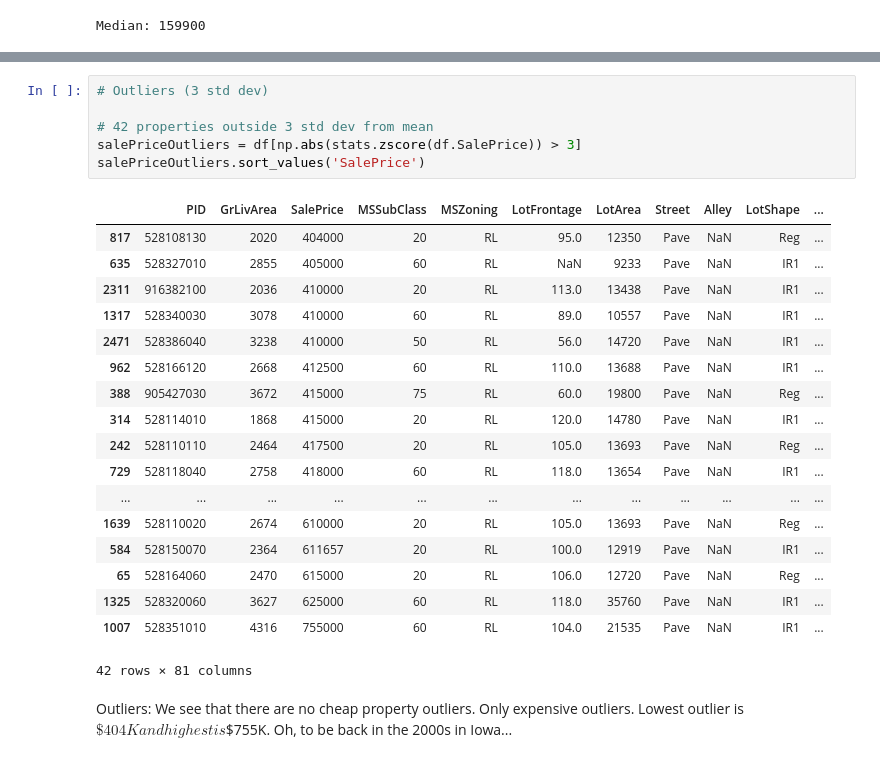
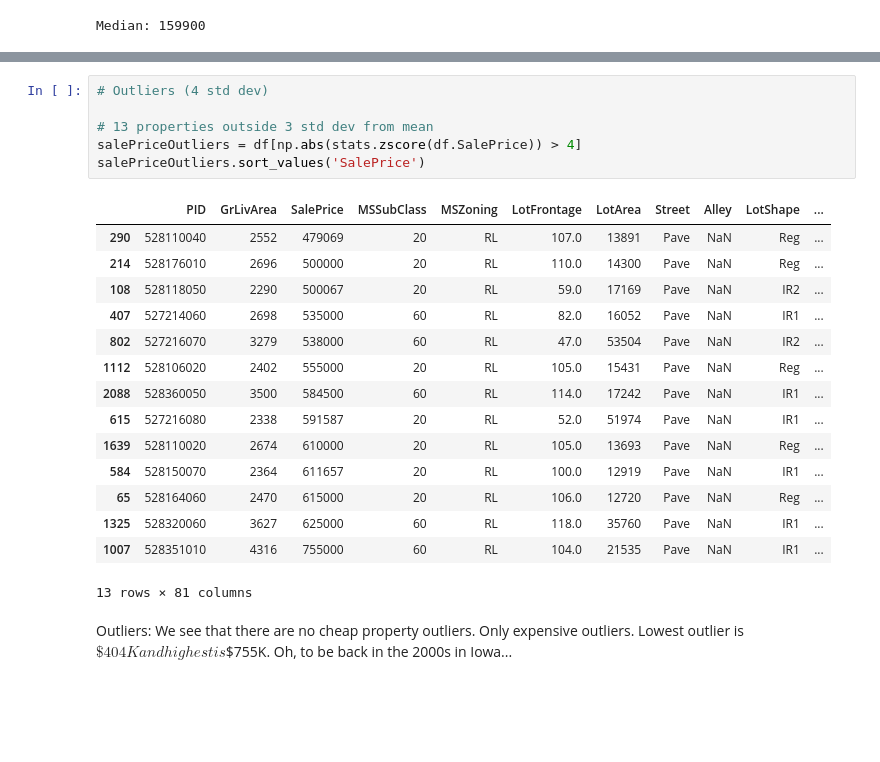
Before and after one commit to rishigoutam/ames-iowa, a Jupyter notebook: rishi/eda.ipynb, the cells around one changed output, grey strips where cells are left out. Saved outputs shown, nothing was run; the diff lists cells and outputs as text; blank space fills up the shorter version.

Commit message:
Update eda.ipynb
- add boxplot
- remove only houses with SalePrice > 4 std dev

```diff
--- a/rishi/eda.ipynb
+++ b/rishi/eda.ipynb
@@ -149,28 +157,25 @@ Median: 159900
 # %%
-# Outliers (3 std dev)
+# Outliers (4 std dev)
 
-# 42 properties outside 3 std dev from mean
-salePriceOutliers = df[np.abs(stats.zscore(df.SalePrice)) > 3]
+# 13 properties outside 3 std dev from mean
+salePriceOutliers = df[np.abs(stats.zscore(df.SalePrice)) > 4]
 salePriceOutliers.sort_values('SalePrice')
 # %% [output]
 |  | PID | GrLivArea | SalePrice | MSSubClass | MSZoning | LotFrontage | LotArea | Street | Alley | LotShape | ... |
-| 817 | 528108130 | 2020 | 404000 | 20 | RL | 95.0 | 12350 | Pave | NaN | Reg | ... |
-| 635 | 528327010 | 2855 | 405000 | 60 | RL | NaN | 9233 | Pave | NaN | IR1 | ... |
-| 2311 | 916382100 | 2036 | 410000 | 20 | RL | 113.0 | 13438 | Pave | NaN | IR1 | ... |
-| 1317 | 528340030 | 3078 | 410000 | 60 | RL | 89.0 | 10557 | Pave | NaN | IR1 | ... |
-| 2471 | 528386040 | 3238 | 410000 | 50 | RL | 56.0 | 14720 | Pave | NaN | IR1 | ... |
-| 962 | 528166120 | 2668 | 412500 | 60 | RL | 110.0 | 13688 | Pave | NaN | IR1 | ... |
-| 388 | 905427030 | 3672 | 415000 | 75 | RL | 60.0 | 19800 | Pave | NaN | Reg | ... |
-| 314 | 528114010 | 1868 | 415000 | 20 | RL | 120.0 | 14780 | Pave | NaN | IR1 | ... |
-| 242 | 528110110 | 2464 | 417500 | 20 | RL | 105.0 | 13693 | Pave | NaN | Reg | ... |
-| 729 | 528118040 | 2758 | 418000 | 60 | RL | 118.0 | 13654 | Pave | NaN | IR1 | ... |
-| ... | ... | ... | ... | ... | ... | ... | ... | ... | ... | ... | ... |
+| 290 | 528110040 | 2552 | 479069 | 20 | RL | 107.0 | 13891 | Pave | NaN | Reg | ... |
+| 214 | 528176010 | 2696 | 500000 | 20 | RL | 110.0 | 14300 | Pave | NaN | Reg | ... |
+| 108 | 528118050 | 2290 | 500067 | 20 | RL | 59.0 | 17169 | Pave | NaN | IR2 | ... |
+| 407 | 527214060 | 2698 | 535000 | 60 | RL | 82.0 | 16052 | Pave | NaN | IR1 | ... |
+| 802 | 527216070 | 3279 | 538000 | 60 | RL | 47.0 | 53504 | Pave | NaN | IR2 | ... |
+| 1112 | 528106020 | 2402 | 555000 | 20 | RL | 105.0 | 15431 | Pave | NaN | Reg | ... |
+| 2088 | 528360050 | 3500 | 584500 | 60 | RL | 114.0 | 17242 | Pave | NaN | IR1 | ... |
+| 615 | 527216080 | 2338 | 591587 | 20 | RL | 52.0 | 51974 | Pave | NaN | IR1 | ... |
 | 1639 | 528110020 | 2674 | 610000 | 20 | RL | 105.0 | 13693 | Pave | NaN | Reg | ... |
 | 584 | 528150070 | 2364 | 611657 | 20 | RL | 100.0 | 12919 | Pave | NaN | IR1 | ... |
 | 65 | 528164060 | 2470 | 615000 | 20 | RL | 106.0 | 12720 | Pave | NaN | Reg | ... |
 | 1325 | 528320060 | 3627 | 625000 | 60 | RL | 118.0 | 35760 | Pave | NaN | IR1 | ... |
 | 1007 | 528351010 | 4316 | 755000 | 60 | RL | 104.0 | 21535 | Pave | NaN | IR1 | ... |
-42 rows × 81 columns
+13 rows × 81 columns
 # %% [markdown]
 Outliers: We see that there are no cheap property outliers. Only expensive outliers. Lowest outlier is $\$404K and highest is $\$755K. Oh, to be back in the 2000s in Iowa...
 # %%
```
Also changed, not shown: parts of 5 cells of this notebook.
